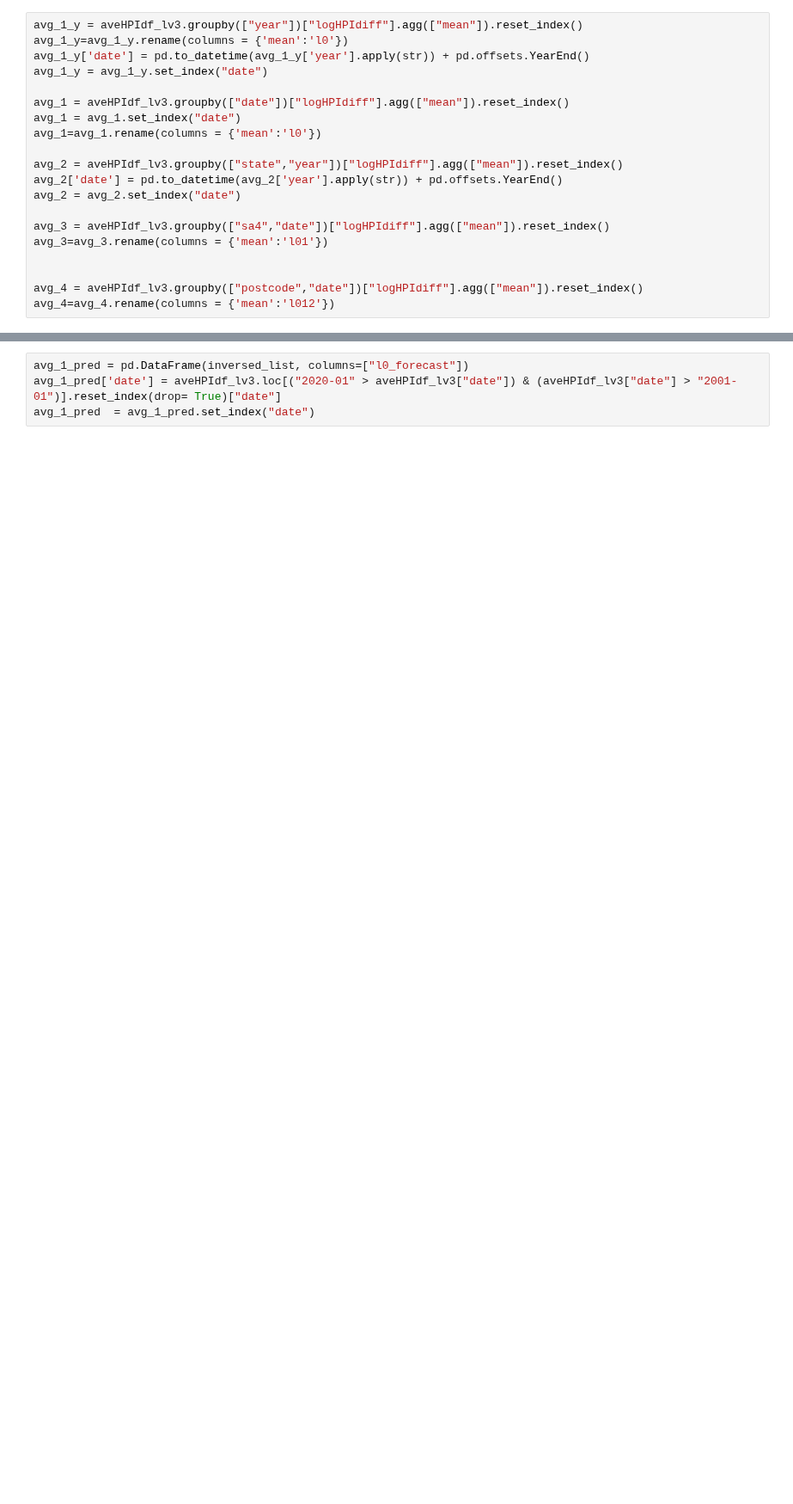
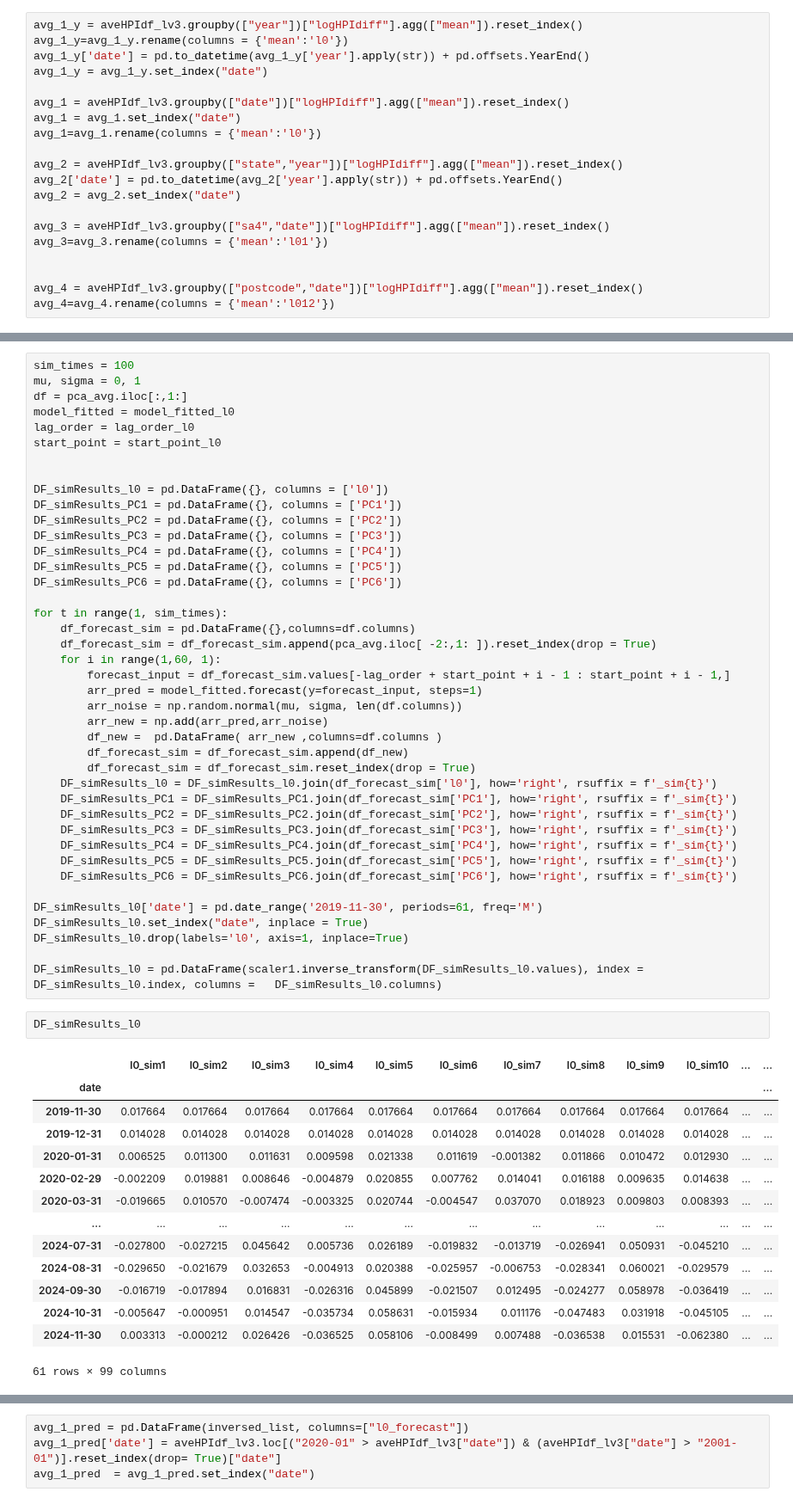
Before and after one commit to LyuLingfeng95/PhDProject1, a Jupyter notebook: Project1_p4.ipynb, the cells around one changed output, grey strips where cells are left out. Shown at 86% size. Cells and saved outputs as stored; diff of their text form; blank space fills up the shorter version.

```diff
--- a/Project1_p4.ipynb
+++ b/Project1_p4.ipynb
@@ -903,0 +992,58 @@ start_point_l0 =  start_point
+# %%
+sim_times = 100
+mu, sigma = 0, 1
+df = pca_avg.iloc[:,1:]
+model_fitted = model_fitted_l0
+lag_order = lag_order_l0
+start_point = start_point_l0
+
+
+DF_simResults_l0 = pd.DataFrame({}, columns = ['l0'])
+DF_simResults_PC1 = pd.DataFrame({}, columns = ['PC1'])
+DF_simResults_PC2 = pd.DataFrame({}, columns = ['PC2'])
+DF_simResults_PC3 = pd.DataFrame({}, columns = ['PC3'])
+DF_simResults_PC4 = pd.DataFrame({}, columns = ['PC4'])
+DF_simResults_PC5 = pd.DataFrame({}, columns = ['PC5'])
+DF_simResults_PC6 = pd.DataFrame({}, columns = ['PC6'])
+
+for t in range(1, sim_times):
+    df_forecast_sim = pd.DataFrame({},columns=df.columns)
+    df_forecast_sim = df_forecast_sim.append(pca_avg.iloc[ -2:,1: ]).reset_index(drop = True)
+    for i in range(1,60, 1):
+        forecast_input = df_forecast_sim.values[-lag_order + start_point + i - 1 : start_point + i - 1,]
+        arr_pred = model_fitted.forecast(y=forecast_input, steps=1)
+        arr_noise = np.random.normal(mu, sigma, len(df.columns))
+        arr_new = np.add(arr_pred,arr_noise)
+        df_new =  pd.DataFrame( arr_new ,columns=df.columns )
+        df_forecast_sim = df_forecast_sim.append(df_new)
+        df_forecast_sim = df_forecast_sim.reset_index(drop = True)
+    DF_simResults_l0 = DF_simResults_l0.join(df_forecast_sim['l0'], how='right', rsuffix = f'_sim{t}')
+    DF_simResults_PC1 = DF_simResults_PC1.join(df_forecast_sim['PC1'], how='right', rsuffix = f'_sim{t}')
+    DF_simResults_PC2 = DF_simResults_PC2.join(df_forecast_sim['PC2'], how='right', rsuffix = f'_sim{t}')
+    DF_simResults_PC3 = DF_simResults_PC3.join(df_forecast_sim['PC3'], how='right', rsuffix = f'_sim{t}')
+    DF_simResults_PC4 = DF_simResults_PC4.join(df_forecast_sim['PC4'], how='right', rsuffix = f'_sim{t}')
+    DF_simResults_PC5 = DF_simResults_PC5.join(df_forecast_sim['PC5'], how='right', rsuffix = f'_sim{t}')
+    DF_simResults_PC6 = DF_simResults_PC6.join(df_forecast_sim['PC6'], how='right', rsuffix = f'_sim{t}')
+
+DF_simResults_l0['date'] = pd.date_range('2019-11-30', periods=61, freq='M')
+DF_simResults_l0.set_index("date", inplace = True)
+DF_simResults_l0.drop(labels='l0', axis=1, inplace=True)
+
+DF_simResults_l0 = pd.DataFrame(scaler1.inverse_transform(DF_simResults_l0.values), index = DF_simResults_l0.index, columns =   DF_simResults_l0.columns)
+# %%
+DF_simResults_l0
+# %% [output]
+|  | l0_sim1 | l0_sim2 | l0_sim3 | l0_sim4 | l0_sim5 | l0_sim6 | l0_sim7 | l0_sim8 | l0_sim9 | l0_sim10 | ... | ... |
+| date |  |  |  |  |  |  |  |  |  |  |  | ... |
+| 2019-11-30 | 0.017664 | 0.017664 | 0.017664 | 0.017664 | 0.017664 | 0.017664 | 0.017664 | 0.017664 | 0.017664 | 0.017664 | ... | ... |
+| 2019-12-31 | 0.014028 | 0.014028 | 0.014028 | 0.014028 | 0.014028 | 0.014028 | 0.014028 | 0.014028 | 0.014028 | 0.014028 | ... | ... |
+| 2020-01-31 | 0.006525 | 0.011300 | 0.011631 | 0.009598 | 0.021338 | 0.011619 | -0.001382 | 0.011866 | 0.010472 | 0.012930 | ... | ... |
+| 2020-02-29 | -0.002209 | 0.019881 | 0.008646 | -0.004879 | 0.020855 | 0.007762 | 0.014041 | 0.016188 | 0.009635 | 0.014638 | ... | ... |
+| 2020-03-31 | -0.019665 | 0.010570 | -0.007474 | -0.003325 | 0.020744 | -0.004547 | 0.037070 | 0.018923 | 0.009803 | 0.008393 | ... | ... |
+| ... | ... | ... | ... | ... | ... | ... | ... | ... | ... | ... | ... | ... |
+| 2024-07-31 | -0.027800 | -0.027215 | 0.045642 | 0.005736 | 0.026189 | -0.019832 | -0.013719 | -0.026941 | 0.050931 | -0.045210 | ... | ... |
+| 2024-08-31 | -0.029650 | -0.021679 | 0.032653 | -0.004913 | 0.020388 | -0.025957 | -0.006753 | -0.028341 | 0.060021 | -0.029579 | ... | ... |
+| 2024-09-30 | -0.016719 | -0.017894 | 0.016831 | -0.026316 | 0.045899 | -0.021507 | 0.012495 | -0.024277 | 0.058978 | -0.036419 | ... | ... |
+| 2024-10-31 | -0.005647 | -0.000951 | 0.014547 | -0.035734 | 0.058631 | -0.015934 | 0.011176 | -0.047483 | 0.031918 | -0.045105 | ... | ... |
+| 2024-11-30 | 0.003313 | -0.000212 | 0.026426 | -0.036525 | 0.058106 | -0.008499 | 0.007488 | -0.036538 | 0.015531 | -0.062380 | ... | ... |
+61 rows × 99 columns
```
Also changed, not shown: parts of 27 cells of this notebook.
